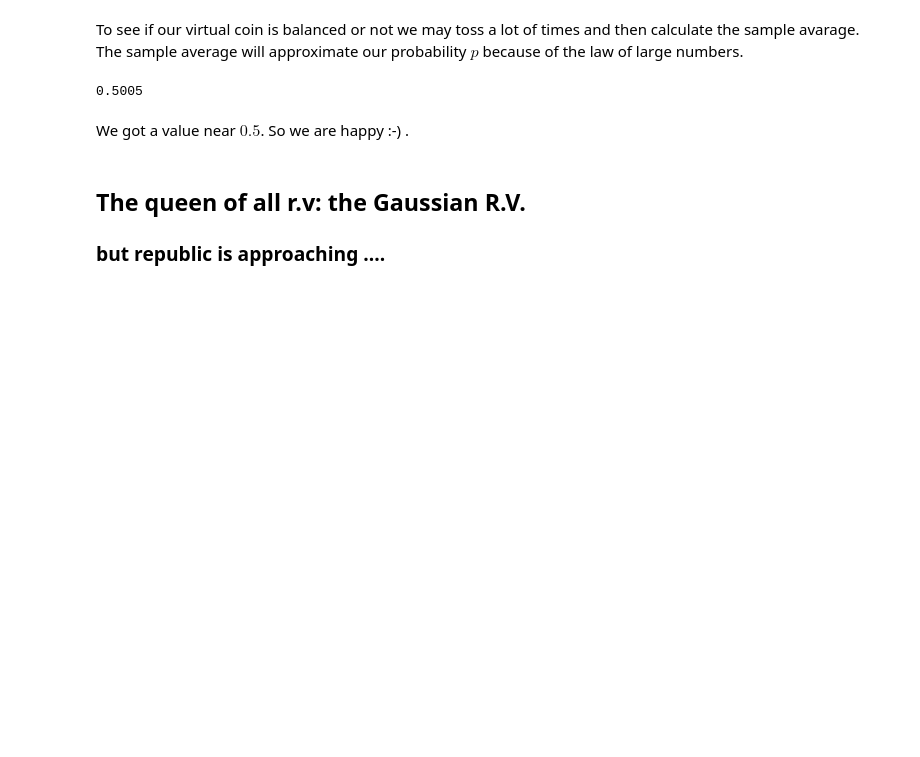
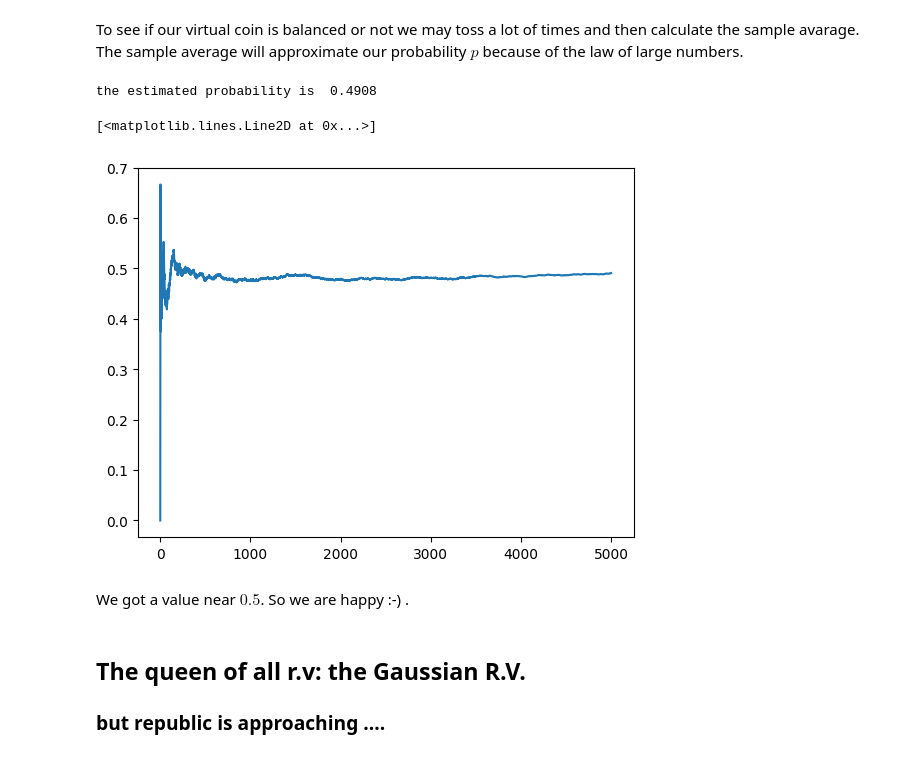
Before and after one commit to guglielmopadula/StochasticModelling2022-2023, a Jupyter notebook: FirstSession.ipynb, the cells around one changed output. Drawn from its saved outputs; the diff is of its cells as text; code cells hidden in the pictures; blank space fills up the shorter version.

```diff
--- a/FirstSession.ipynb
+++ b/FirstSession.ipynb
@@ -118,16 +107,23 @@ To see if our virtual coin is balanced or not we may toss a lot of times and the
 The sample average will approximate our probability $p$ because of the law of large numbers.
 # %%
 X=[] #inizialization of the list
-for i in trange(100000):
+import numpy as np
+import matplotlib.pyplot as plt
+NUM_SAMPLES=5000
+for i in trange(NUM_SAMPLES):
     tmp=tossing_machine.toss()
     if tmp=="Head":
         X.append(1)
     else:
         X.append(0)
 
-print(sum(X)/100000)
+print("the estimated probability is ", sum(X)/NUM_SAMPLES)
+avarage_mean=np.cumsum(X)/np.cumsum(np.ones(NUM_SAMPLES))
+plt.plot(np.arange(NUM_SAMPLES)+1,avarage_mean)
 # %% [output]
-0.5005
+the estimated probability is  0.4908
+[<matplotlib.lines.Line2D at 0x...>]
+[figure, added]
 # %% [markdown]
 We got a value near $0.5$. So we are happy :-) .
 # %% [markdown]
```
Also changed, not shown: parts of 3 cells of this notebook.
